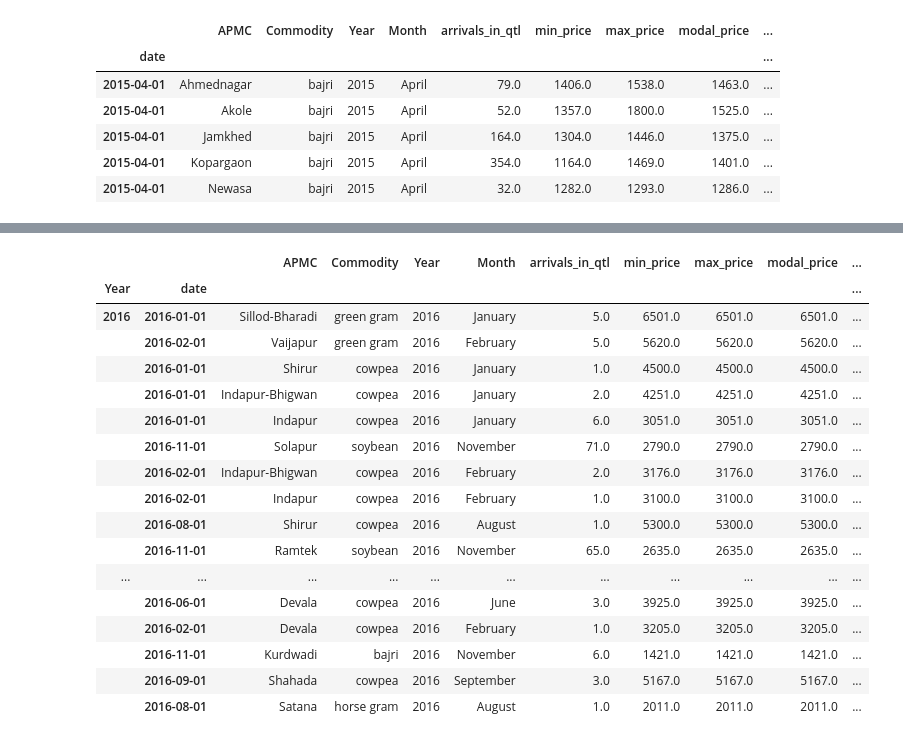
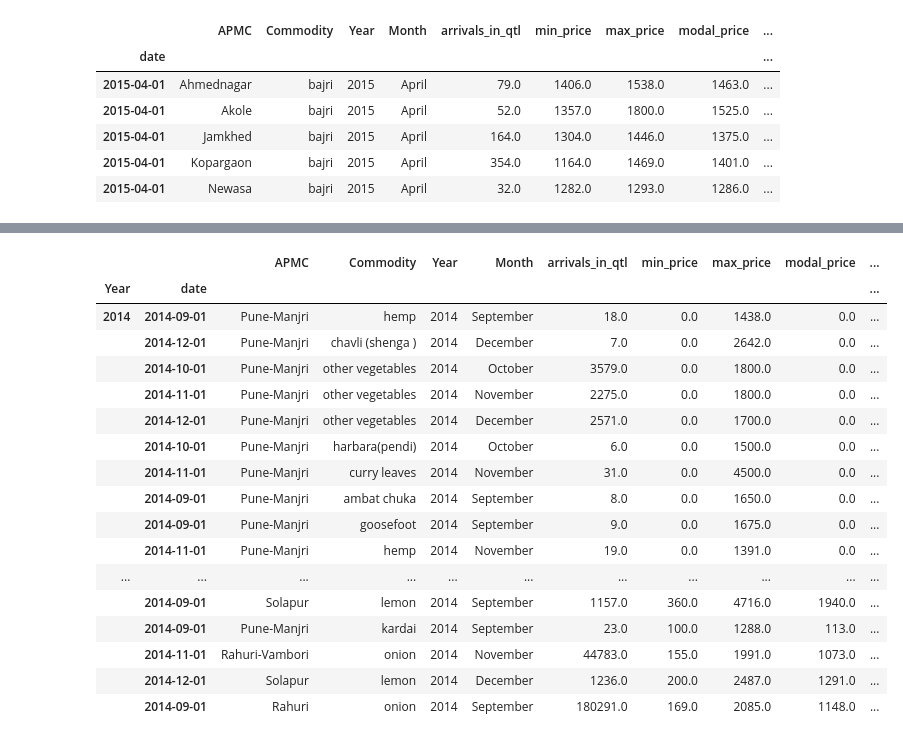
Before and after one commit to Zupiter/SocialCops, a Jupyter notebook: SocialCops_Assignment.ipynb, the cells around one changed output, grey strips where cells are left out. Cells and saved outputs as stored; diff of their text form; code cells hidden in the pictures.

```diff
--- a/SocialCops_Assignment.ipynb
+++ b/SocialCops_Assignment.ipynb
@@ -365,24 +357,24 @@ df.describe()
 | 50% | 2015.000000 | 2.160000e+02 | 1.928000e+03 | 2756.000000 | 2388.000000 | 2315.827423 | 3.810000e+02 | 1.810478e+01 |
 | 75% | 2016.000000 | 1.374000e+03 | 3.882000e+03 | 4600.000000 | 4230.000000 | 2325.196664 | 8.520000e+02 | 4.924718e+01 |
 | max | 2016.000000 | 1.450254e+06 | 3.153038e+06 | 174375.000000 | 142344.000000 | 4800.000000 | 7.000000e+04 | inf |
-# %%
-df.tail(20)
-# %% [output]
-|  |  | APMC | Commodity | Year | Month | arrivals_in_qtl | min_price | max_price | modal_price | ... |
-| Year | date |  |  |  |  |  |  |  |  | ... |
-| 2016 | 2016-01-01 | Sillod-Bharadi | green gram | 2016 | January | 5.0 | 6501.0 | 6501.0 | 6501.0 | ... |
-|  | 2016-02-01 | Vaijapur | green gram | 2016 | February | 5.0 | 5620.0 | 5620.0 | 5620.0 | ... |
-|  | 2016-01-01 | Shirur | cowpea | 2016 | January | 1.0 | 4500.0 | 4500.0 | 4500.0 | ... |
-|  | 2016-01-01 | Indapur-Bhigwan | cowpea | 2016 | January | 2.0 | 4251.0 | 4251.0 | 4251.0 | ... |
-|  | 2016-01-01 | Indapur | cowpea | 2016 | January | 6.0 | 3051.0 | 3051.0 | 3051.0 | ... |
-|  | 2016-11-01 | Solapur | soybean | 2016 | November | 71.0 | 2790.0 | 2790.0 | 2790.0 | ... |
-|  | 2016-02-01 | Indapur-Bhigwan | cowpea | 2016 | February | 2.0 | 3176.0 | 3176.0 | 3176.0 | ... |
-|  | 2016-02-01 | Indapur | cowpea | 2016 | February | 1.0 | 3100.0 | 3100.0 | 3100.0 | ... |
-|  | 2016-08-01 | Shirur | cowpea | 2016 | August | 1.0 | 5300.0 | 5300.0 | 5300.0 | ... |
-|  | 2016-11-01 | Ramtek | soybean | 2016 | November | 65.0 | 2635.0 | 2635.0 | 2635.0 | ... |
-| ... | ... | ... | ... | ... | ... | ... | ... | ... | ... | ... |
-|  | 2016-06-01 | Devala | cowpea | 2016 | June | 3.0 | 3925.0 | 3925.0 | 3925.0 | ... |
-|  | 2016-02-01 | Devala | cowpea | 2016 | February | 1.0 | 3205.0 | 3205.0 | 3205.0 | ... |
-|  | 2016-11-01 | Kurdwadi | bajri | 2016 | November | 6.0 | 1421.0 | 1421.0 | 1421.0 | ... |
-|  | 2016-09-01 | Shahada | cowpea | 2016 | September | 3.0 | 5167.0 | 5167.0 | 5167.0 | ... |
-|  | 2016-08-01 | Satana | horse gram | 2016 | August | 1.0 | 2011.0 | 2011.0 | 2011.0 | ... |
+# %%
+df.head(50)
+# %% [output]
+|  |  | APMC | Commodity | Year | Month | arrivals_in_qtl | min_price | max_price | modal_price | ... |
+| Year | date |  |  |  |  |  |  |  |  | ... |
+| 2014 | 2014-09-01 | Pune-Manjri | hemp | 2014 | September | 18.0 | 0.0 | 1438.0 | 0.0 | ... |
+|  | 2014-12-01 | Pune-Manjri | chavli (shenga ) | 2014 | December | 7.0 | 0.0 | 2642.0 | 0.0 | ... |
+|  | 2014-10-01 | Pune-Manjri | other vegetables | 2014 | October | 3579.0 | 0.0 | 1800.0 | 0.0 | ... |
+|  | 2014-11-01 | Pune-Manjri | other vegetables | 2014 | November | 2275.0 | 0.0 | 1800.0 | 0.0 | ... |
+|  | 2014-12-01 | Pune-Manjri | other vegetables | 2014 | December | 2571.0 | 0.0 | 1700.0 | 0.0 | ... |
+|  | 2014-10-01 | Pune-Manjri | harbara(pendi) | 2014 | October | 6.0 | 0.0 | 1500.0 | 0.0 | ... |
+|  | 2014-11-01 | Pune-Manjri | curry leaves | 2014 | November | 31.0 | 0.0 | 4500.0 | 0.0 | ... |
+|  | 2014-09-01 | Pune-Manjri | ambat chuka | 2014 | September | 8.0 | 0.0 | 1650.0 | 0.0 | ... |
+|  | 2014-09-01 | Pune-Manjri | goosefoot | 2014 | September | 9.0 | 0.0 | 1675.0 | 0.0 | ... |
+|  | 2014-11-01 | Pune-Manjri | hemp | 2014 | November | 19.0 | 0.0 | 1391.0 | 0.0 | ... |
+| ... | ... | ... | ... | ... | ... | ... | ... | ... | ... | ... |
+|  | 2014-09-01 | Solapur | lemon | 2014 | September | 1157.0 | 360.0 | 4716.0 | 1940.0 | ... |
+|  | 2014-09-01 | Pune-Manjri | kardai | 2014 | September | 23.0 | 100.0 | 1288.0 | 113.0 | ... |
+|  | 2014-11-01 | Rahuri-Vambori | onion | 2014 | November | 44783.0 | 155.0 | 1991.0 | 1073.0 | ... |
+|  | 2014-12-01 | Solapur | lemon | 2014 | December | 1236.0 | 200.0 | 2487.0 | 1291.0 | ... |
+|  | 2014-09-01 | Rahuri | onion | 2014 | September | 180291.0 | 169.0 | 2085.0 | 1148.0 | ... |
```
Also changed, not shown: parts of 6 cells of this notebook.
